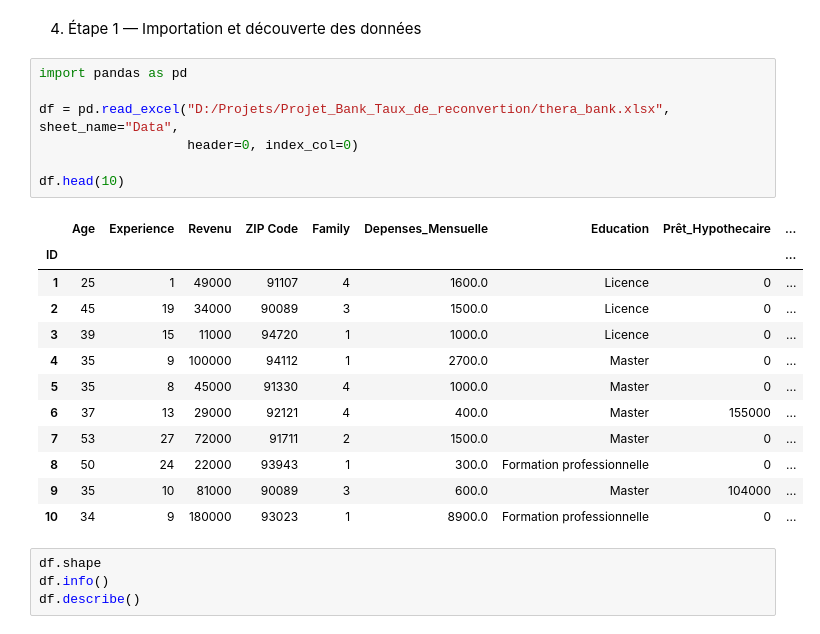
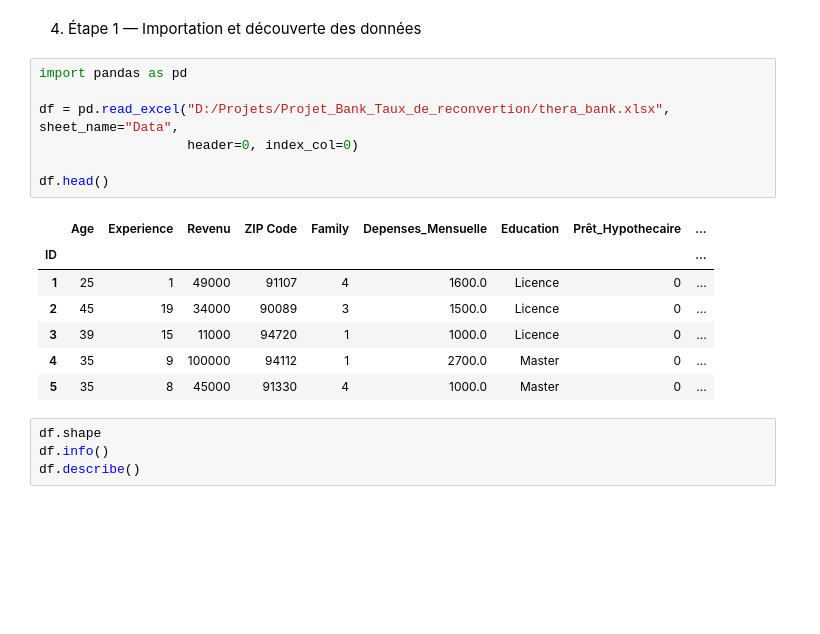
Before and after one commit to Sanou-Lassina/bank-credit-prediction, a Jupyter notebook: Projet_Bank_Taux_Reconversion.ipynb, the cells around one changed output. Saved outputs shown, nothing was run; the diff lists cells and outputs as text; blank space fills up the shorter version.

```diff
--- a/Projet_Bank_Taux_Reconversion.ipynb
+++ b/Projet_Bank_Taux_Reconversion.ipynb
@@ -24,23 +24,18 @@ Questions secondaires :
 # %%
 import pandas as pd
 
 df = pd.read_excel("D:/Projets/Projet_Bank_Taux_de_reconvertion/thera_bank.xlsx", sheet_name="Data",
                    header=0, index_col=0)
 
-df.head(10)
+df.head()
 # %% [output]
 |  | Age | Experience | Revenu | ZIP Code | Family | Depenses_Mensuelle | Education | Prêt_Hypothecaire | ... |
 | ID |  |  |  |  |  |  |  |  | ... |
 | 1 | 25 | 1 | 49000 | 91107 | 4 | 1600.0 | Licence | 0 | ... |
 | 2 | 45 | 19 | 34000 | 90089 | 3 | 1500.0 | Licence | 0 | ... |
 | 3 | 39 | 15 | 11000 | 94720 | 1 | 1000.0 | Licence | 0 | ... |
 | 4 | 35 | 9 | 100000 | 94112 | 1 | 2700.0 | Master | 0 | ... |
 | 5 | 35 | 8 | 45000 | 91330 | 4 | 1000.0 | Master | 0 | ... |
-| 6 | 37 | 13 | 29000 | 92121 | 4 | 400.0 | Master | 155000 | ... |
-| 7 | 53 | 27 | 72000 | 91711 | 2 | 1500.0 | Master | 0 | ... |
-| 8 | 50 | 24 | 22000 | 93943 | 1 | 300.0 | Formation professionnelle | 0 | ... |
-| 9 | 35 | 10 | 81000 | 90089 | 3 | 600.0 | Master | 104000 | ... |
-| 10 | 34 | 9 | 180000 | 93023 | 1 | 8900.0 | Formation professionnelle | 0 | ... |
 # %%
 df.shape
 df.info()
```
Also changed, not shown: parts of 8 cells of this notebook, 8 other files.
